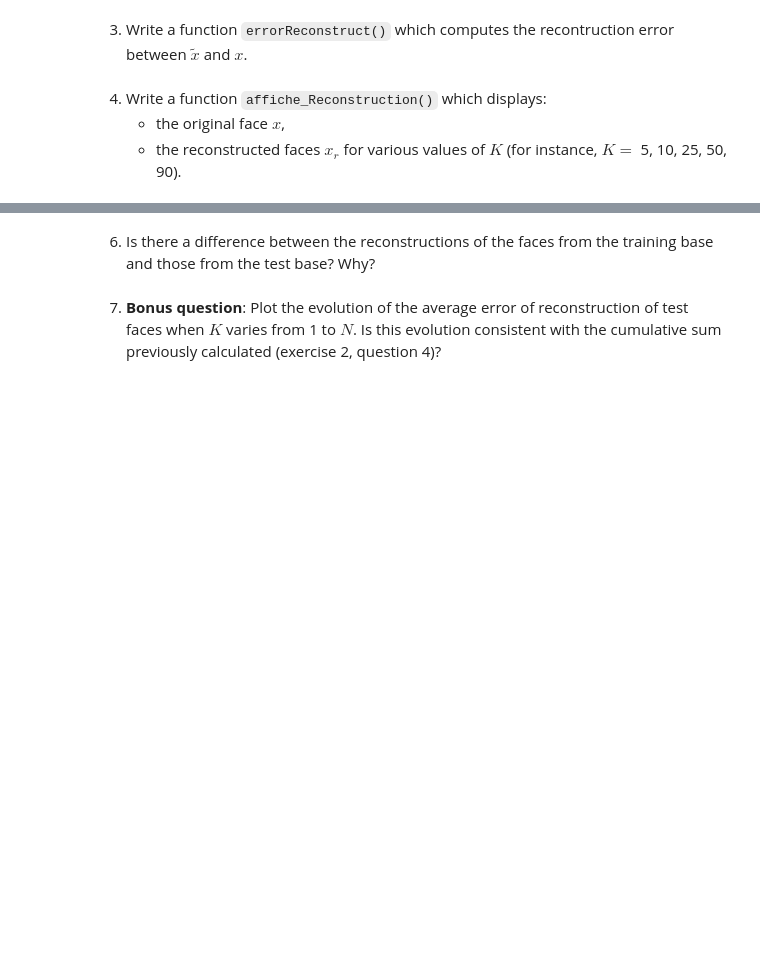
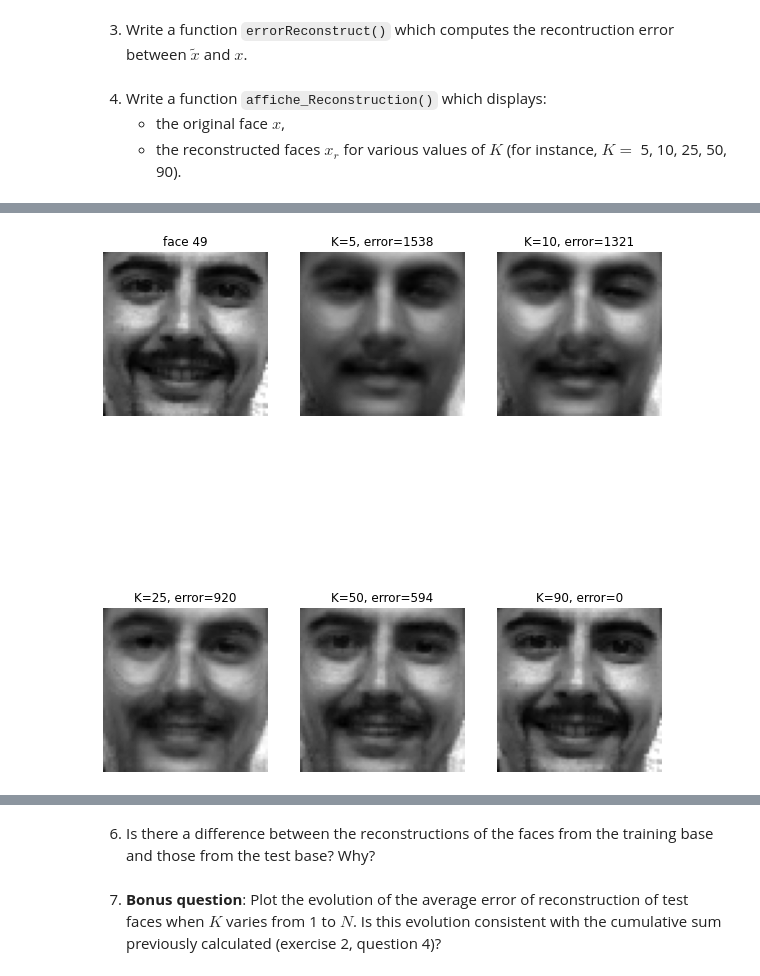
Before and after one commit to CharlesAttend/M1-S1-DAC, a Jupyter notebook: BIMA/TME/TME9-10/TME9-10.ipynb, the cells around one changed output, grey strips where cells are left out. Cells and saved outputs as stored; diff of their text form; code cells hidden in the pictures; blank space fills up the shorter version.

```diff
--- a/BIMA/TME/TME9-10/TME9-10.ipynb
+++ b/BIMA/TME/TME9-10/TME9-10.ipynb
@@ -221,20 +289,40 @@ def projEigenface(x, x_mean, W, K):
 # %%
 def reconstruct(z, x_mean, W, K):
     """Vector[K]*Vector[d]*Array[d,n]*int -> Vector[d] """
+    return x_mean + W[:, :K+1] @ z
 # %% [markdown]
 3.  Write a function  `errorReconstruct()` which computes the recontruction error between $\tilde{x}$ and $x$.
 # %%
 def errorReconstruct(x_r, x):
     """Vector[d]*Vector[d] -> double """
+    return np.linalg.norm(x - x_r)
 # %% [markdown]
 4.  Write a function `affiche_Reconstruction()` which displays:
     - the original face $x$,
     - the reconstructed faces $x_r$ for various values of $K$ (for instance, $K =$ 5, 10, 25, 50, 90).
-# %%
-def affiche_reconstruction(x, x_moy, W, listK):
-    """ Vector[d]*Vector[d]*Array[d,n]*list[int] -> NoneType """
+# %%
+def affiche_reconstruction(x, x_moy, W, listK, title):
+    """ Vector[d]*Vector[d]*Array[d,n]*list[int] -> NoneType """
+    fig, ax = plt.subplots(2, 3, figsize=(10, 12))
+    assert len(listK)<6, 'Trop de K a show'
+    ax = ax.flatten()
+    ax[0].imshow(deflat(x), cmap='gray')
+    ax[0].set_title(title)
+    ax[0].axis('off')
+    for i, K in enumerate(listK):
+        z = projEigenface(x, x_moy, W, K)
+        x_r = reconstruct(z, x_moy, W, K)
+        x_r_img = deflat(x_r)
+        err = errorReconstruct(x_r, x)
+        ax[i+1].imshow(x_r_img, cmap='gray')
+        ax[i+1].set_title(f"K={K}, error={round(err)}")
+        ax[i+1].axis('off')
 # %% [markdown]
 5.  Test the previous functions by displaying the projection/reconstruction result for several images (from the training and test bases). Figure 6 shows the result of the reconstruction for image 50 of the training base. For image 55 of the training base, what is the reconstruction error for $K=n=90$? Is the image identical to its reconstruction? Same question for image 17 of the test base.
 
 ![Figure_6.png](./figs/Figure_6.png)
 <center>Figure 6: example of reconstruction for image number 50</center>
+# %%
+affiche_reconstruction(X_train[:, 49], meanFaces(X_train), U, [5, 10, 25, 50, 90], 'face 49')
+# %% [output]
+[figure, added]
```
Also changed, not shown: parts of 16 cells of this notebook.
